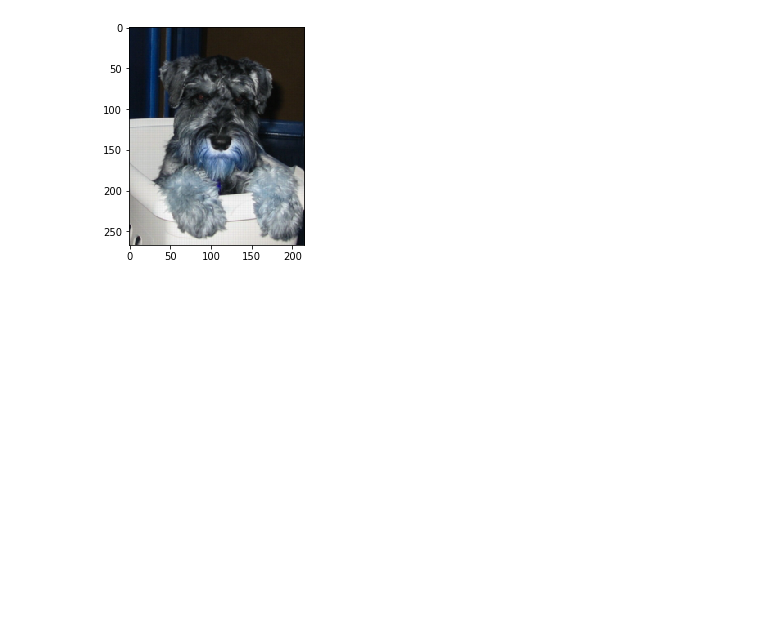
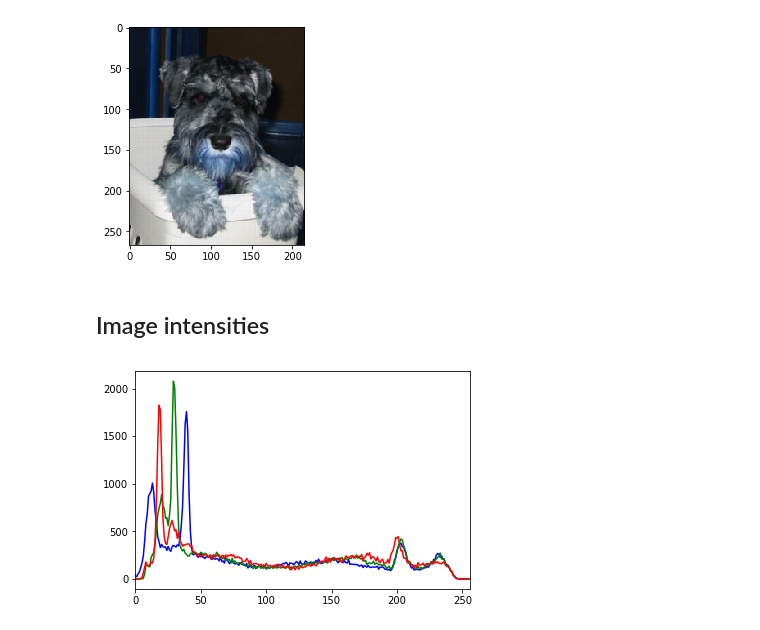
Before and after one commit to radanalyticsio/streaming-lab, a Jupyter notebook: notebooks/opencv-basics.ipynb, the cells around one changed output. Saved outputs shown, nothing was run; the diff lists cells and outputs as text; code cells hidden in the pictures; blank space fills up the shorter version.

Commit message:
updated notebook with histograms

```diff
--- a/notebooks/opencv-basics.ipynb
+++ b/notebooks/opencv-basics.ipynb
@@ -93,3 +92,13 @@ plt.imshow(img2)
 # %% [output]
 <matplotlib.image.AxesImage at 0x...>
 [figure]
+# %% [markdown]
+## Image intensities
+# %%
+for i, color in enumerate(["b", "g", "r"]):
+    histogram = cv2.calcHist([img], [i], None, [256], [0, 256])
+    plt.plot(histogram, color=color)
+    plt.xlim([0, 256])
+plt.show()
+# %% [output]
+[figure, added]
```
Also changed, not shown: parts of 5 cells of this notebook.
